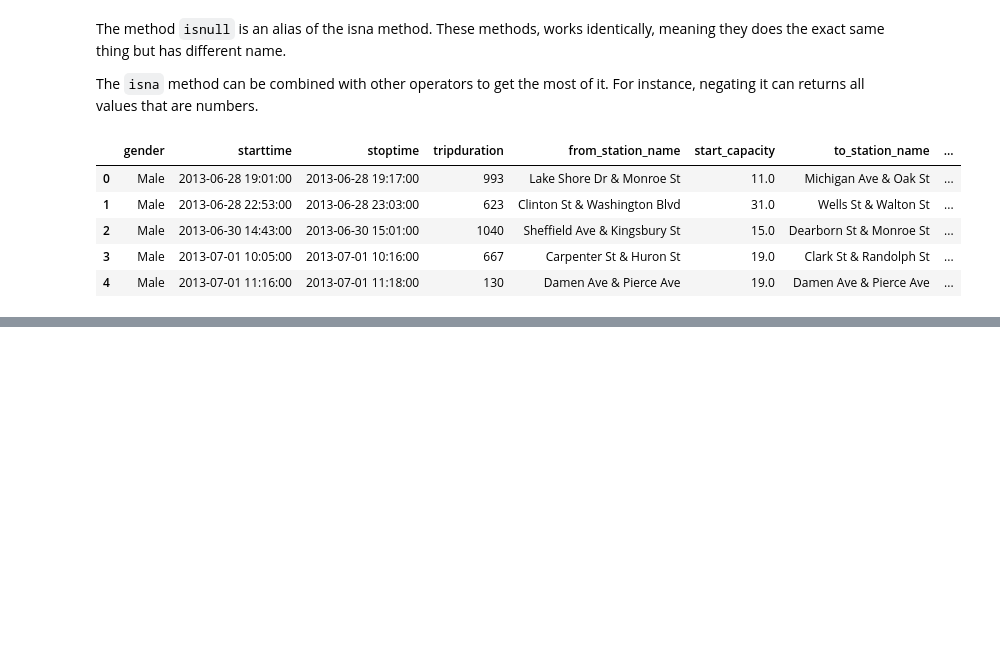
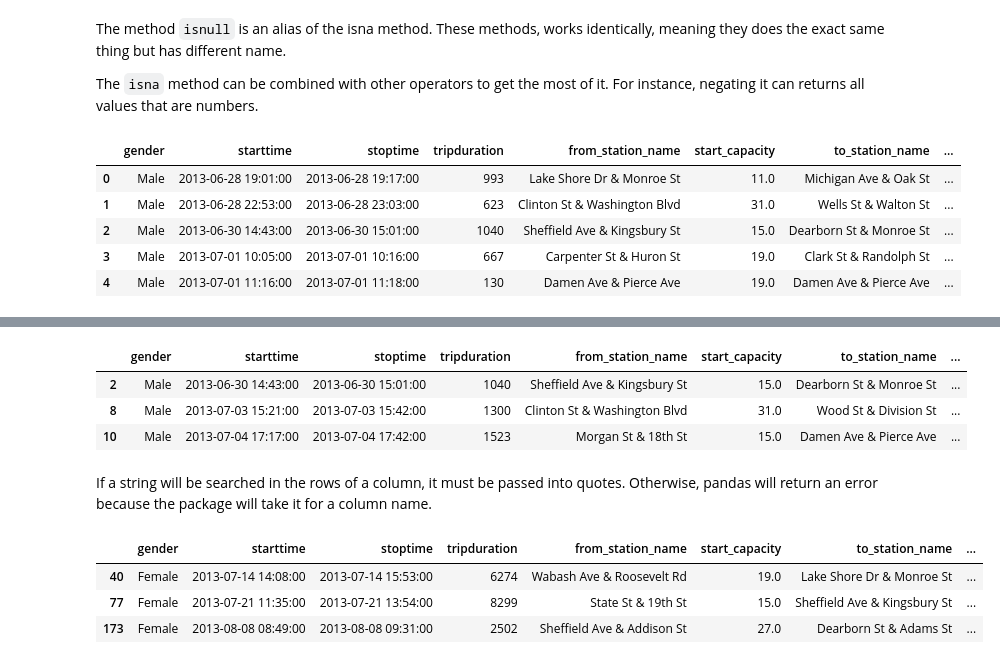
Before and after one commit to bizzaccelerator/Data-Science-Study-Notes, a Jupyter notebook: 3. Data managing using Pandas - Part 2.ipynb, the cells around one changed output, grey strips where cells are left out. Drawn from its saved outputs; the diff is of its cells as text; code cells hidden in the pictures; blank space fills up the shorter version.

```diff
--- a/3. Data managing using Pandas - Part 2.ipynb
+++ b/3. Data managing using Pandas - Part 2.ipynb
@@ -495,0 +522,16 @@ bikes[~filt].head()
+# %%
+bikes.query('1000 <= tripduration <= 2000').head(3)
+# %% [output]
+|  | gender | starttime | stoptime | tripduration | from_station_name | start_capacity | to_station_name | ... |
+| 2 | Male | 2013-06-30 14:43:00 | 2013-06-30 15:01:00 | 1040 | Sheffield Ave & Kingsbury St | 15.0 | Dearborn St & Monroe St | ... |
+| 8 | Male | 2013-07-03 15:21:00 | 2013-07-03 15:42:00 | 1300 | Clinton St & Washington Blvd | 31.0 | Wood St & Division St | ... |
+| 10 | Male | 2013-07-04 17:17:00 | 2013-07-04 17:42:00 | 1523 | Morgan St & 18th St | 15.0 | Damen Ave & Pierce Ave | ... |
+# %% [markdown]
+If a string will be searched in the rows of a column, it must be passed into quotes. Otherwise, pandas will return an error because the package will take it for a column name.
+# %%
+bikes.query('gender == "Female" and tripduration > 2000').head(3)
+# %% [output]
+|  | gender | starttime | stoptime | tripduration | from_station_name | start_capacity | to_station_name | ... |
+| 40 | Female | 2013-07-14 14:08:00 | 2013-07-14 15:53:00 | 6274 | Wabash Ave & Roosevelt Rd | 19.0 | Lake Shore Dr & Monroe St | ... |
+| 77 | Female | 2013-07-21 11:35:00 | 2013-07-21 13:54:00 | 8299 | State St & 19th St | 15.0 | Sheffield Ave & Kingsbury St | ... |
+| 173 | Female | 2013-08-08 08:49:00 | 2013-08-08 09:31:00 | 2502 | Sheffield Ave & Addison St | 27.0 | Dearborn St & Adams St | ... |
```
Also changed, not shown: parts of 22 cells of this notebook.
